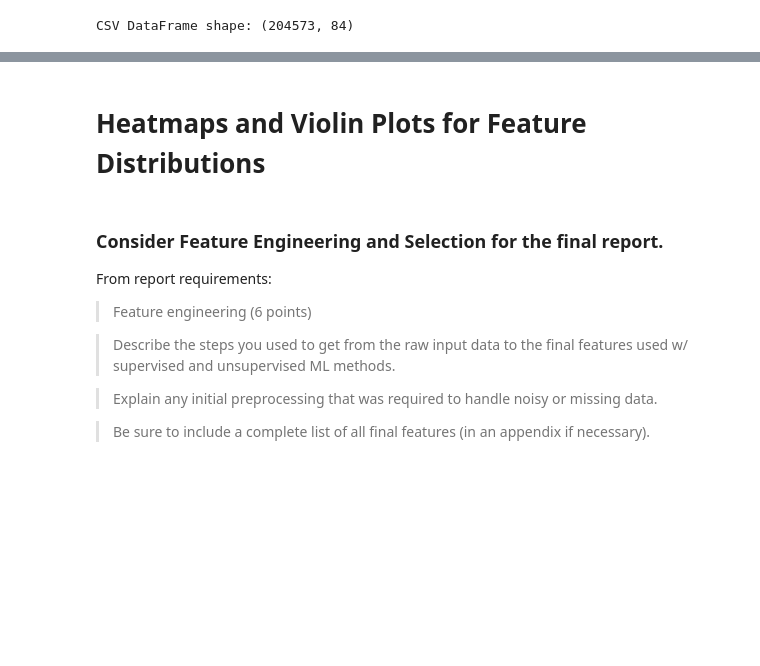
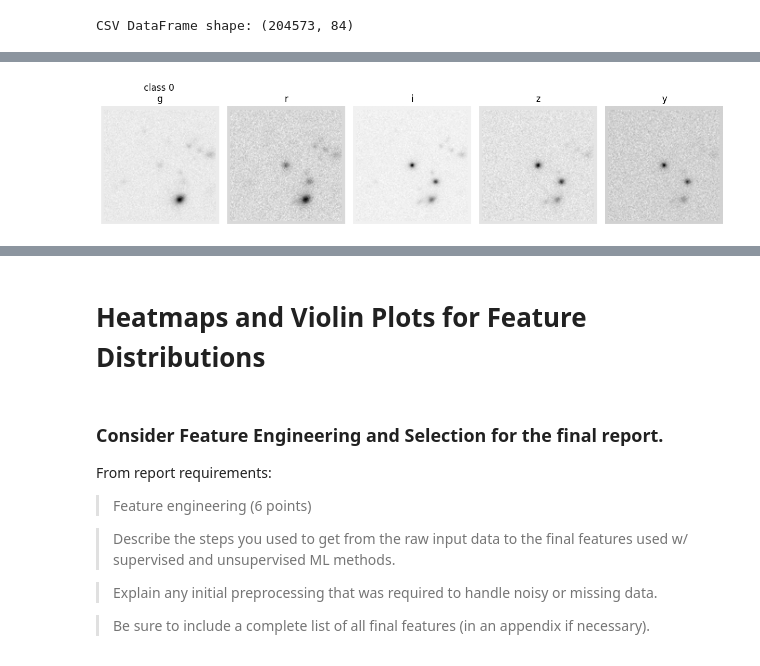
Before and after one commit to MADS-Milestone-2/Galaxy-Classifier, a Jupyter notebook: group-4-first-draft.ipynb, the cells around one changed output, grey strips where cells are left out. Drawn from its saved outputs; the diff is of its cells as text; code cells hidden in the pictures; blank space fills up the shorter version.

```diff
--- a/group-4-first-draft.ipynb
+++ b/group-4-first-draft.ipynb
@@ -270,0 +449,4 @@ images_df.columns.tolist()
+# %%
+print_image(16_000, dataset)
+# %% [output]
+[figure, added]
```
Also changed, not shown: parts of 101 cells of this notebook.
